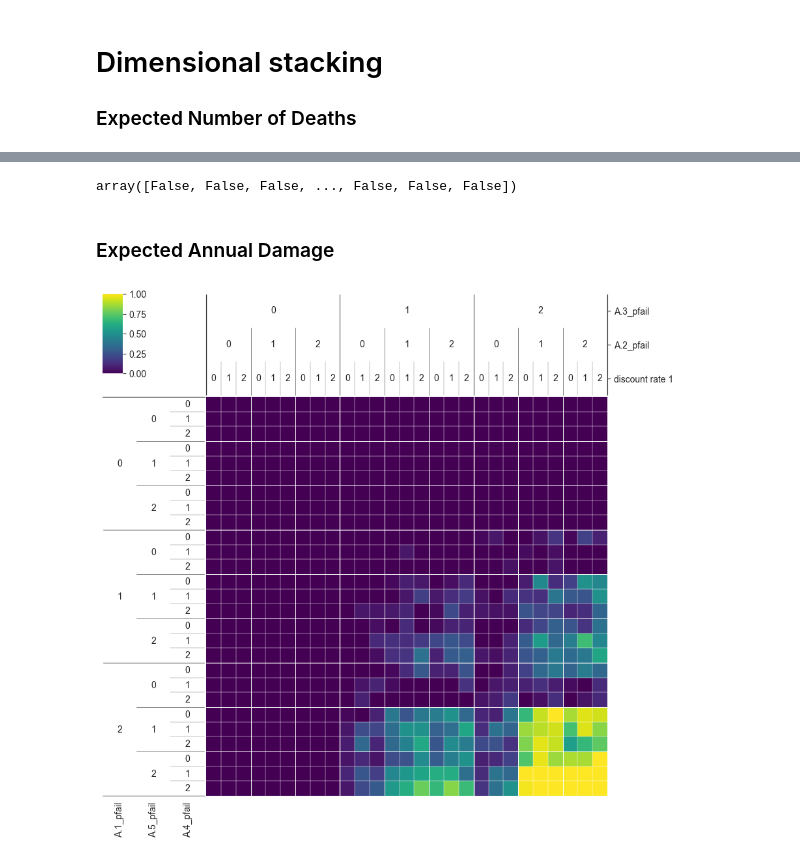
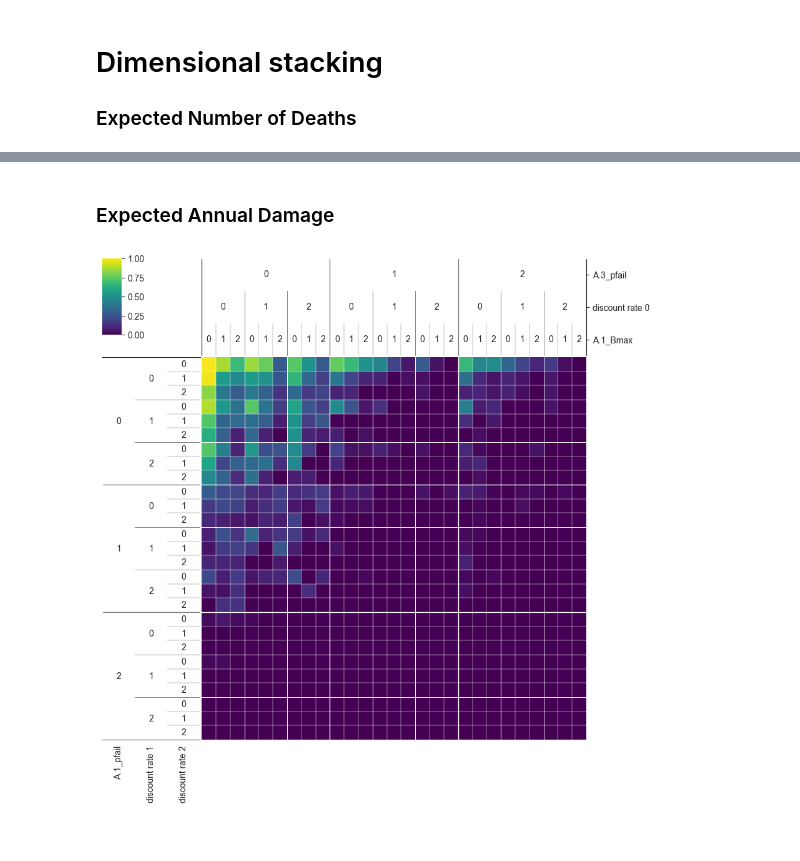
Before and after one commit to BRtudelft/Group1_EPA1361_Model-based_Decision-making, a Jupyter notebook: MORDM_1_problem_formulation.ipynb, the cells around one changed output, grey strips where cells are left out. Drawn from its saved outputs; the diff is of its cells as text; code cells hidden in the pictures.

```diff
--- a/MORDM_1_problem_formulation.ipynb
+++ b/MORDM_1_problem_formulation.ipynb
@@ -217,16 +250,12 @@ plt.show()
-# %%
-y
-# %% [output]
-array([False, False, False, ..., False, False, False])
 # %% [markdown]
 ### Expected Annual Damage
 # %%
 from ema_workbench.analysis import dimensional_stacking
 
 x = uncertainty_experiments
-y = outcomes['Expected Annual Damage'].values < np.percentile(outcomes['Expected Annual Damage'],10)
+y = outcomes['Expected Annual Damage'].values > np.percentile(outcomes['Expected Annual Damage'],90)
 dimensional_stacking.create_pivot_plot(x,y)
 
 plt.show()
 # %% [output]
-[figure, old version]
+[figure, new version]
```
Also changed, not shown: parts of 10 cells of this notebook, 3 other files.
